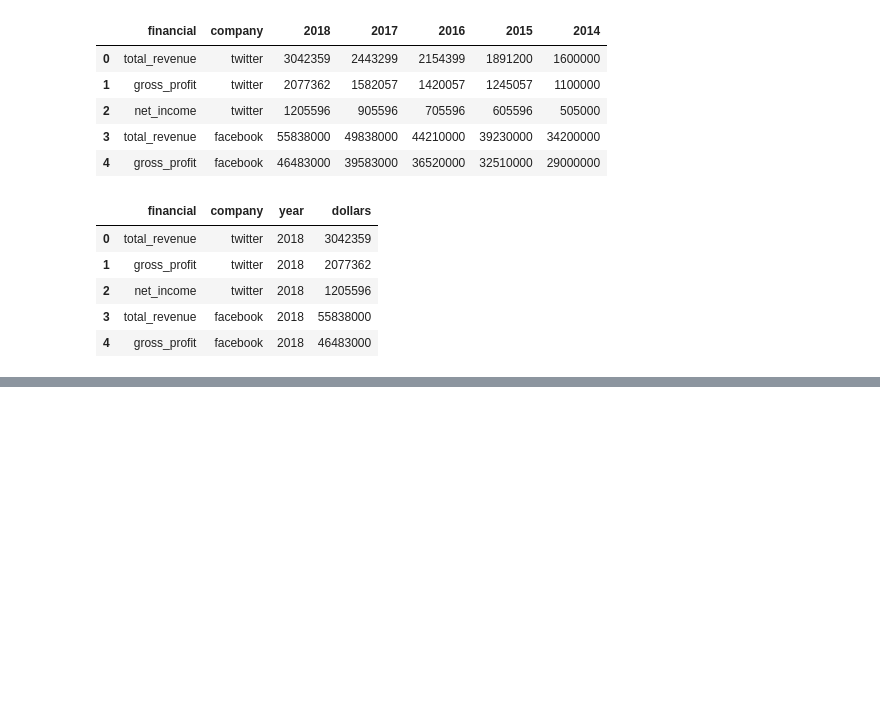
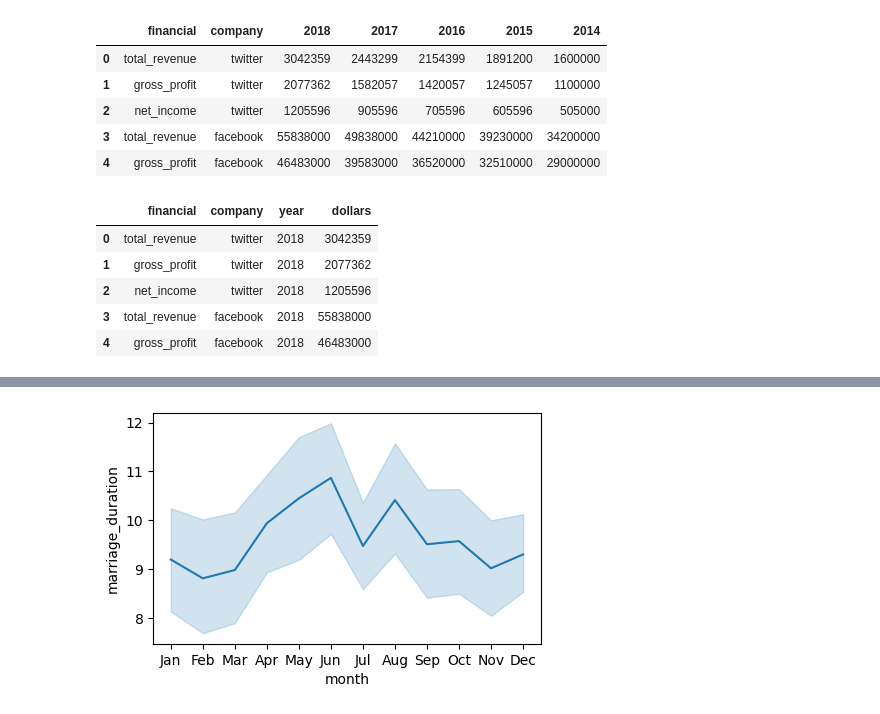
Before and after one commit to Timm26/Data_Science_Handbook, a Jupyter notebook: Preprocessing and EDA/Data_Manipulation_with_Pandas.ipynb, the cells around one changed output, grey strips where cells are left out. Drawn from its saved outputs; the diff is of its cells as text; code cells hidden in the pictures; blank space fills up the shorter version.

```diff
--- a/Preprocessing and EDA/Data_Manipulation_with_Pandas.ipynb
+++ b/Preprocessing and EDA/Data_Manipulation_with_Pandas.ipynb
@@ -410,0 +414,4 @@ social_fin_tall.head()
+# %%
+# Get the data
+divorce = pd.read_csv("../ZDatasets/divorce.csv", parse_dates = ['marriage_date'])
+divorce.dtypes
@@ -410,0 +436,11 @@ social_fin_tall.head()
+# %%
+# Create a new month column
+divorce['month'] = divorce['marriage_date'].dt.month
+month_map = {
+    1: 'Jan', 2: 'Feb', 3: 'Mar', 4: 'Apr', 5: 'May', 6: 'Jun',
+    7: 'Jul', 8: 'Aug', 9: 'Sep', 10: 'Oct', 11: 'Nov', 12: 'Dec'}
+divorce['month'] = divorce['month'].map(month_map)
+month_order = ['Jan', 'Feb', 'Mar', 'Apr', 'May', 'Jun',
+               'Jul', 'Aug', 'Sep', 'Oct', 'Nov', 'Dec']
+divorce['month'] = pd.Categorical(divorce['month'], categories = month_order, ordered = True)
+divorce.head()
@@ -410,0 +454,6 @@ social_fin_tall.head()
+# %%
+# Lineplot is perfect to show trends
+sns.lineplot(data = divorce, x="month", y = 'marriage_duration')
+plt.show()
+# %% [output]
+[figure, added]
```
Also changed, not shown: parts of 4 cells of this notebook, 3 other files.
